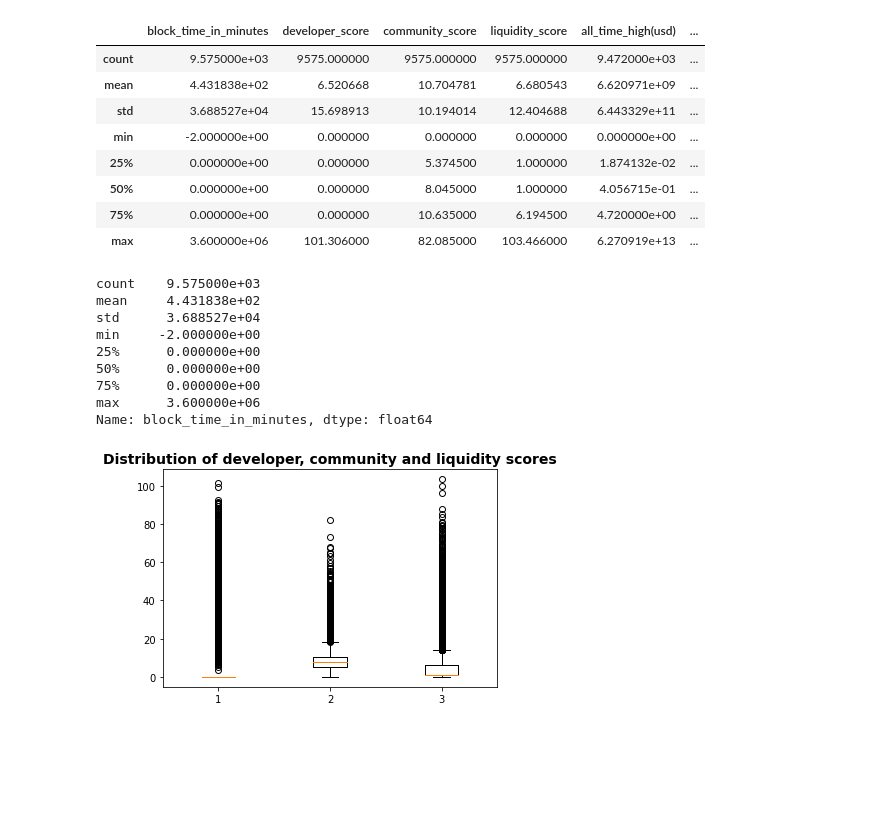
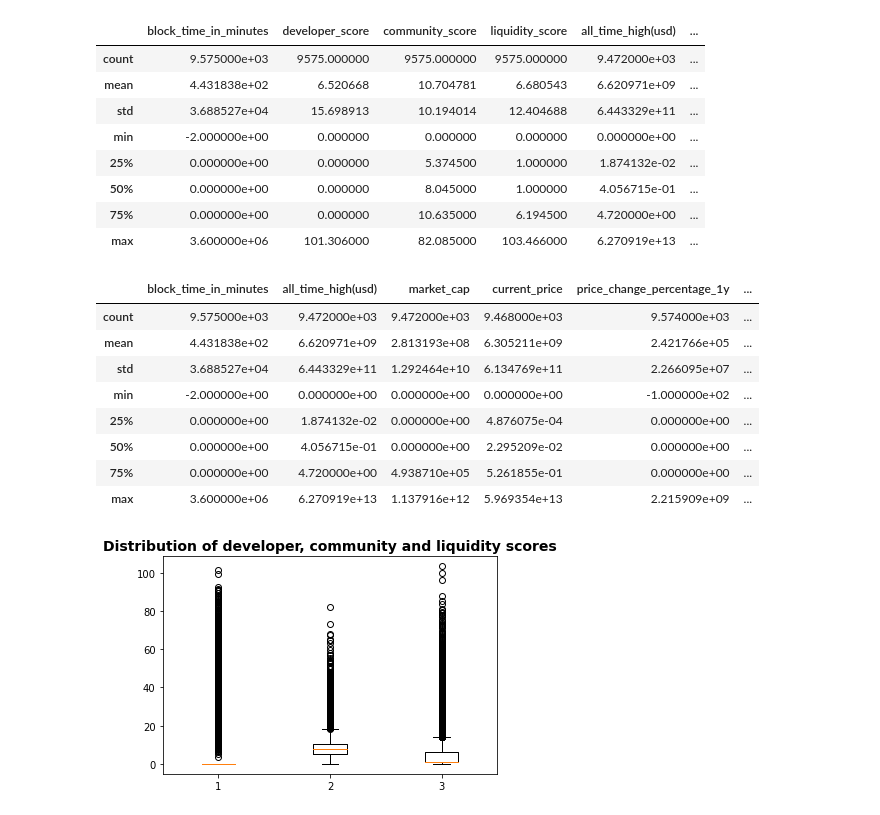
Before and after one commit to 2dukes/PROJ_PRI_2122, a Jupyter notebook: Statistics.ipynb, the cells around one changed output. Drawn from its saved outputs; the diff is of its cells as text; code cells hidden in the pictures; blank space fills up the shorter version.

```diff
--- a/Statistics.ipynb
+++ b/Statistics.ipynb
@@ -54,18 +54,18 @@ There are 49 different algorithms.
 # %%
 # Statistics about categorical data except for scores
 coin_data_no_categorical = coin_data[['block_time_in_minutes', 'developer_score', 'community_score', 'liquidity_score', 'all_time_high(usd)', 'market_cap', 'current_price', 'price_change_percentage_1y', 'price_change_percentage_30d', 'price_change_percentage_7d']]
-no_categorical_no_scores = coin_data_no_categorical[['block_time_in_minutes']]
-block_times.describe()
+no_categorical_no_scores = coin_data_no_categorical[['block_time_in_minutes', 'all_time_high(usd)', 'market_cap', 'current_price', 'price_change_percentage_1y', 'price_change_percentage_30d', 'price_change_percentage_7d']]
+no_categorical_no_scores.describe()
 # %% [output]
-count    9.575000e+03
-mean     4.431838e+02
-std      3.688527e+04
-min     -2.000000e+00
-25%      0.000000e+00
-50%      0.000000e+00
-75%      0.000000e+00
-max      3.600000e+06
-Name: block_time_in_minutes, dtype: float64
+|  | block_time_in_minutes | all_time_high(usd) | market_cap | current_price | price_change_percentage_1y | ... |
+| count | 9.575000e+03 | 9.472000e+03 | 9.472000e+03 | 9.468000e+03 | 9.574000e+03 | ... |
+| mean | 4.431838e+02 | 6.620971e+09 | 2.813193e+08 | 6.305211e+09 | 2.421766e+05 | ... |
+| std | 3.688527e+04 | 6.443329e+11 | 1.292464e+10 | 6.134769e+11 | 2.266095e+07 | ... |
+| min | -2.000000e+00 | 0.000000e+00 | 0.000000e+00 | 0.000000e+00 | -1.000000e+02 | ... |
+| 25% | 0.000000e+00 | 1.874132e-02 | 0.000000e+00 | 4.876075e-04 | 0.000000e+00 | ... |
+| 50% | 0.000000e+00 | 4.056715e-01 | 0.000000e+00 | 2.295209e-02 | 0.000000e+00 | ... |
+| 75% | 0.000000e+00 | 4.720000e+00 | 4.938710e+05 | 5.261855e-01 | 0.000000e+00 | ... |
+| max | 3.600000e+06 | 6.270919e+13 | 1.137916e+12 | 5.969354e+13 | 2.215909e+09 | ... |
 # %%
 # Box plots (scores)
 scores = coin_data_no_categorical[['developer_score', 'community_score', 'liquidity_score']]
```
